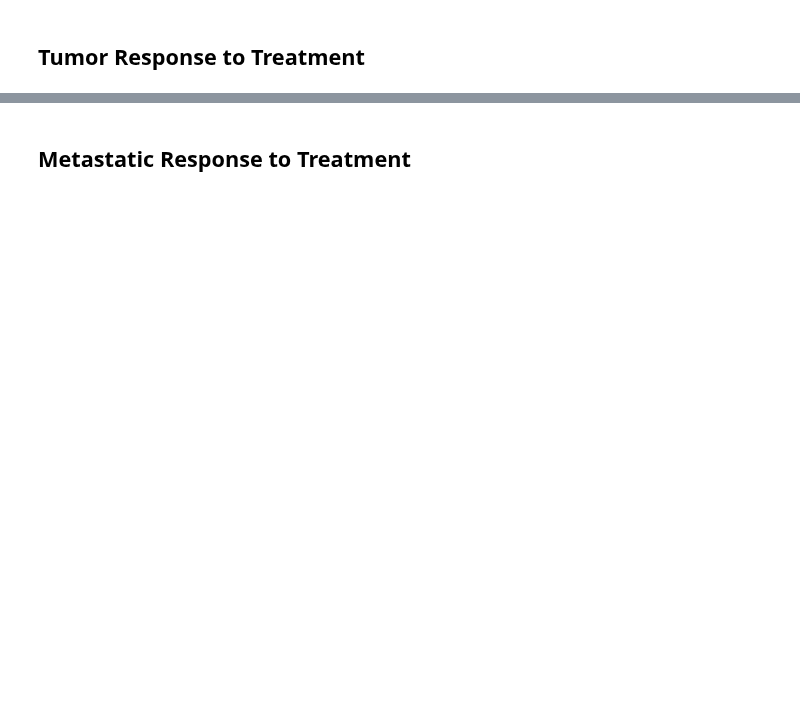
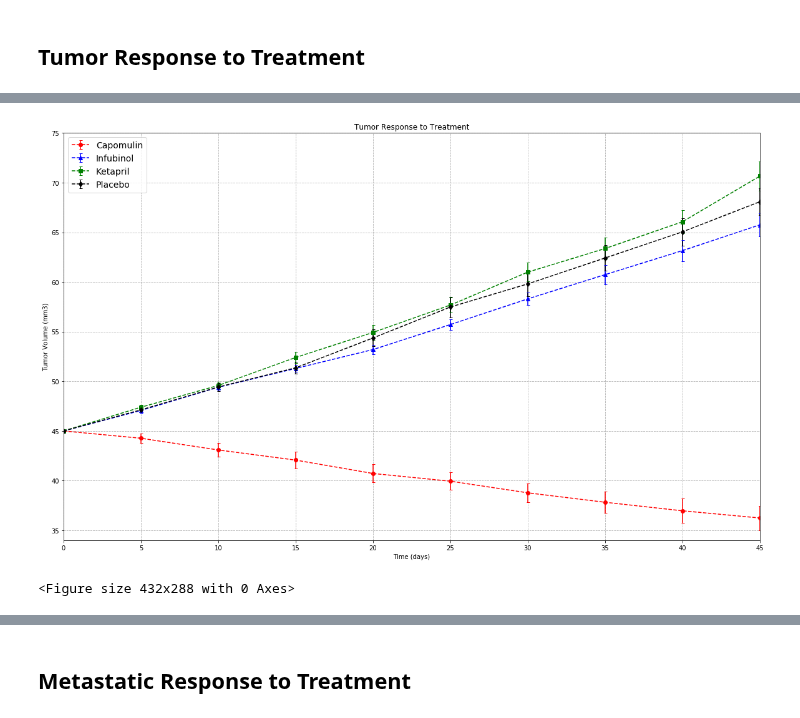
Before and after one commit to NaremanD/matplotlib-challenge, a Jupyter notebook: Pymaceuticals/pymaceuticals_starter.ipynb, the cells around one changed output, grey strips where cells are left out. Drawn from its saved outputs; the diff is of its cells as text; code cells hidden in the pictures; blank space fills up the shorter version.

```diff
--- a/Pymaceuticals/pymaceuticals_starter.ipynb
+++ b/Pymaceuticals/pymaceuticals_starter.ipynb
@@ -78,6 +51,9 @@ Tumer_df.head()
 # %%
 # Store the Standard Error of Tumor Volumes Grouped by Drug and Timepoint
+Error_df=pd.DataFrame(tumor_vol['Tumor Volume (mm3)'].sem())
 
-# Convert to DataFrame
+#index reset
+Error_df.reset_index(inplace=True)
+Error_df.rename(columns={'Tumor Volume (mm3)':'sem tumor vol'},inplace = True)
 
-# Preview DataFrame
+Error_df.head()
@@ -111,0 +69,5 @@ plt.show()
+# %%
+#pivot to display all the mean tumor volume for each drug over time
+pivot_tumor_vol= means.pivot(index='Timepoint',columns='Drug', values='mean tumor vol')
+
+pivot_tumor_vol
@@ -111,0 +87,5 @@ plt.show()
+# %%
+#pivot to display all the sem tumor volume for each drug over time
+pivot_sem = Error_df.pivot(index='Timepoint',columns='Drug')[ 'sem tumor vol']
+
+pivot_sem
@@ -112,3 +105,40 @@ plt.show()
+# %%
+plt.figure(figsize=(20,12))
+
+plt.errorbar(pivot_tumor_vol.index,pivot_tumor_vol['Capomulin'],
+             yerr=pivot_sem['Capomulin'],color="r",marker="o",capsize = 2.5,ls="dashed", label = "Capomulin")
+plt.errorbar(pivot_tumor_vol.index,pivot_tumor_vol['Infubinol'],
+             yerr=pivot_sem['Infubinol'],color="b",marker="^",capsize = 2.5,ls="dashed", label = "Infubinol")
+plt.errorbar(pivot_tumor_vol.index,pivot_tumor_vol['Ketapril'],
+             yerr=pivot_sem['Ketapril'],color="g",marker="s",capsize = 2.5, ls="dashed",label = "Ketapril")
+plt.errorbar(pivot_tumor_vol.index,pivot_tumor_vol['Placebo'],
+             yerr=pivot_sem['Placebo'],color="black",marker="d",capsize = 2.5,ls="dashed", label = "Placebo")
+
+# Add legend
+plt.legend(loc="best",fontsize=14,fancybox=True)
+
+# Add gridlines
+plt.grid(alpha = 1)
+plt.grid(linestyle="dashed")
+
+
+# Add labels
+plt.title('Tumor Response to Treatment')
+plt.xlabel('Time (days)')
+plt.ylabel('Tumor Volume (mm3)')
+
+# Add x limits and y limits
+plt.xlim(0,45)
+plt.ylim(34,75)
+
+
+# Show the Figure
+plt.show()
+# save the Figure
+plt.savefig("image1.png")
+# %% [output]
+[figure, added]
+<Figure size 432x288 with 0 Axes>
 # %% [markdown]
 ![Tumor Response to Treatment](../Images/treatment.png)
 # %% [markdown]
```
Also changed, not shown: parts of 35 cells of this notebook, 1 other file.
